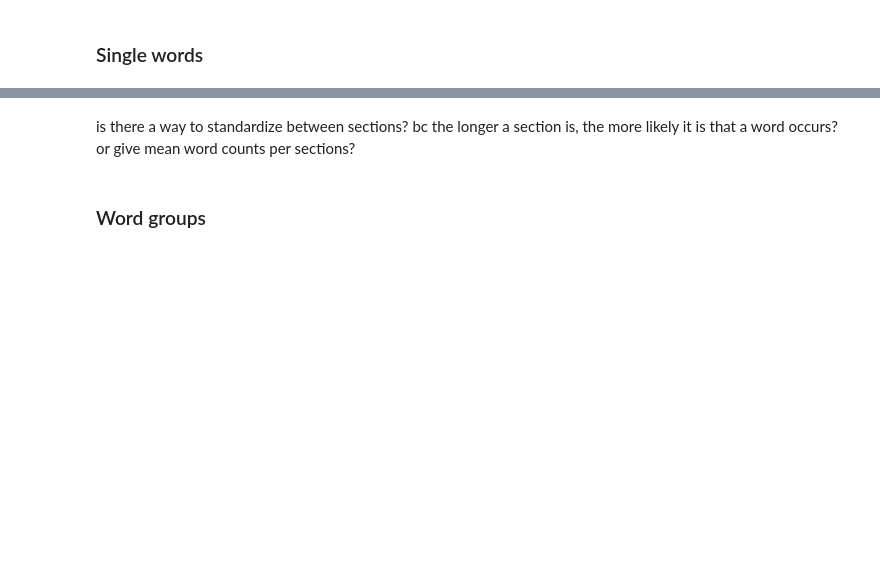
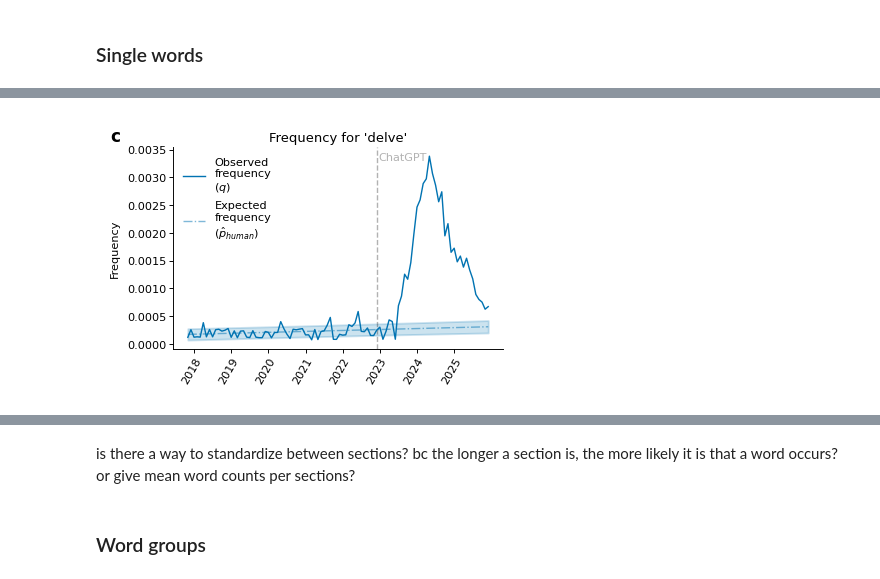
Before and after one commit to LenaHolzwarth/llms_in_academia, a Jupyter notebook: scripts/07_frequency_plots.ipynb, the cells around one changed output, grey strips where cells are left out. Cells and saved outputs as stored; diff of their text form; code cells hidden in the pictures; blank space fills up the shorter version.

```diff
--- a/scripts/07_frequency_plots.ipynb
+++ b/scripts/07_frequency_plots.ipynb
@@ -83,7 +108,9 @@ df
 fig, ax = plt.subplots(nrows=1, ncols=1, figsize=(3, 2), layout="constrained")
 
 ax.axvline(x=2022 + (11 / 12), linestyle="--", color="black", alpha=0.3)
-ax.text(x=2022 + (11 / 12) + 0.05, y=0.0033, s="ChatGPT", color="black", alpha=0.3)
+ax.text(
+    x=2022 + (11 / 12) + 0.05, y=0.0033, s="ChatGPT", color="black", alpha=0.3
+)  # delve: y=0.0033 these: y=0.5 potential: y=0.268
 
 sns.lineplot(
     data=df,
@@ -94,33 +121,44 @@ sns.lineplot(
     label="Observed\nfrequency\n($q$)",
 )
 sns.lineplot(
     data=df,
     x="time",
     y="projection",
     ax=ax,
     color=colors[sec],
     alpha=0.5,
     linestyle="-.",
     label="Expected\nfrequency\n($\\hat{p}_{human}$)",
 )
 ax.fill_between(
     df["time"],
     df["projection"] - df["sdev"],
     df["projection"] + df["sdev"],
     alpha=0.2,
     color=colors[sec],
 )
 
 
 ax.set_xlabel(None)
 ax.set_xticks(range(2018, 2026))
 ax.set_xticklabels(range(2018, 2026), rotation=60, ha="right", rotation_mode="anchor")
 ax.set_ylabel("Frequency")
 ax.set_title(f"Frequency for '{word}'")
+ax.text(
+    -0.19,
+    1.1,
+    "c",
+    transform=ax.transAxes,
+    fontsize=9,
+    fontweight="bold",
+    va="top",
+)
 plt.savefig(
     os.path.join("../results/plots", BASELINE, VERSION, f"{word}_freqs_time.png"),
     dpi=300,
 )
+# %% [output]
+[figure, added]
 # %%
 fig, ax = plt.subplots(nrows=1, ncols=1, figsize=(3, 2), layout="constrained")
 
```
Also changed, not shown: parts of 5 cells of this notebook, 18 other files.
